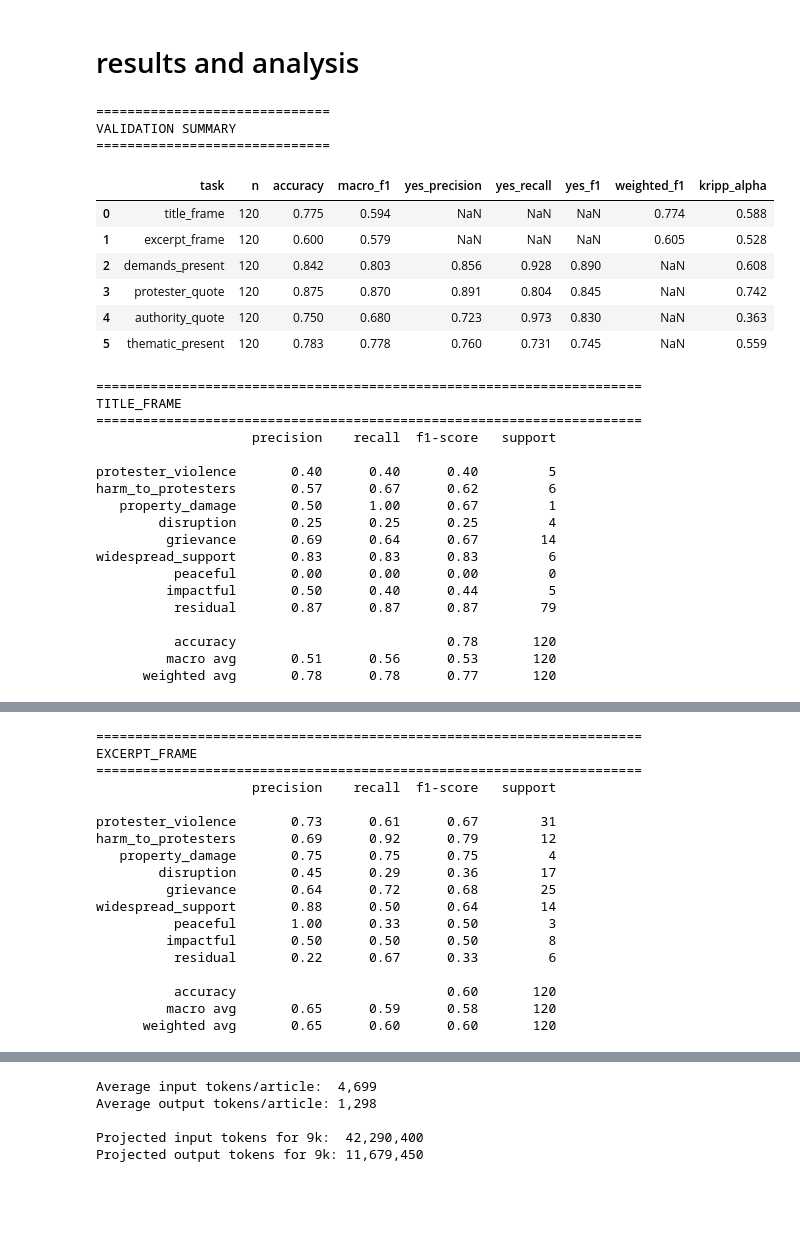
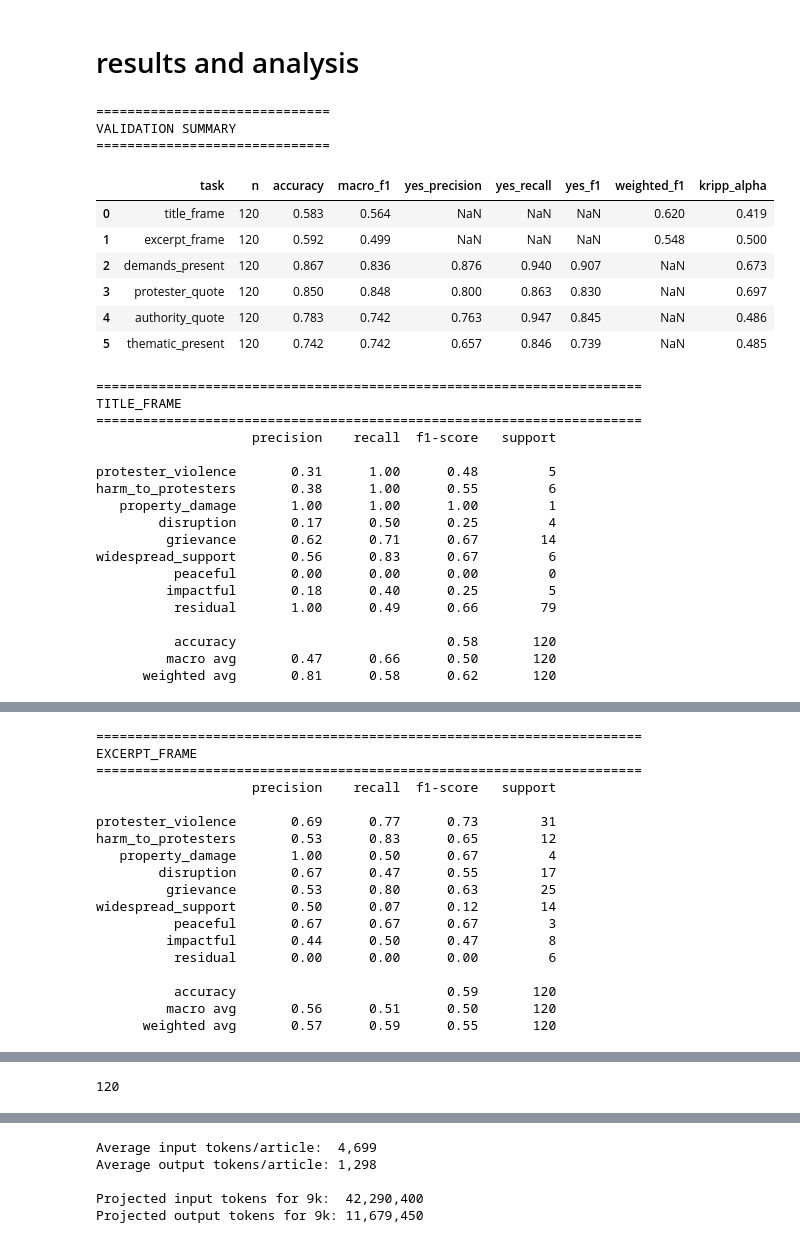
Before and after one commit to jjzhao12/protests_chai, a Jupyter notebook: frames/llm_eval_joint.ipynb, the cells around one changed output, grey strips where cells are left out. Drawn from its saved outputs; the diff is of its cells as text; code cells hidden in the pictures; blank space fills up the shorter version.

Commit message:
started testing gpt 5 mini and mistral

```diff
--- a/frames/llm_eval.ipynb
+++ b/frames/llm_eval_joint.ipynb
@@ -52,9 +54,10 @@ import simpledorff
 
 # To switch prompts, change ONLY this import.
 import frame_prompts
+import importlib
 importlib.reload(frame_prompts)
 
-from frame_prompts import OPERATIONALIZED_JOINT_PROMPT as SYSTEM_PROMPT
+from frame_prompts import THEORETICAL_JOINT_PROMPT as SYSTEM_PROMPT
 
 # Example alternative:
 # from frame_prompts import OPERATIONALIZED_JOINT_PROMPT as SYSTEM_PROMPT
@@ -64,7 +67,7 @@ from frame_prompts import OPERATIONALIZED_JOINT_PROMPT as SYSTEM_PROMPT
 # MODEL SETTINGS
 # --------------------------------------------------
 
-MODEL = "gpt-5"
+MODEL = "gpt-5-mini"
 REASONING_EFFORT = "medium"
 
 client = OpenAI(api_key=os.environ["OPENAI_API_KEY"])
@@ -547,56 +550,56 @@ for task in ["title_frame", "excerpt_frame"]:
             valid[pred_col],
             labels=FRAME_LABELS,
             zero_division=0,
         )
     )
 
     cm = pd.DataFrame(
         confusion_matrix(
             valid[gold_col],
             valid[pred_col],
             labels=FRAME_LABELS,
         ),
         index=[f"gold_{x}" for x in FRAME_LABELS],
         columns=[f"gpt_{x}" for x in FRAME_LABELS],
     )
 
     display(cm)
 
 
 # --------------------------------------------------
 # SAVE summary
 # --------------------------------------------------
 summary_df.to_excel(
-    f"frame_validation_summary_{PROMPT_NAME}_{MODEL}.xlsx",
+    f"summary_{PROMPT_NAME}_{MODEL}.xlsx",
     index=False
 )
 # %% [output]
 ==============================
 VALIDATION SUMMARY
 ==============================
 |  | task | n | accuracy | macro_f1 | yes_precision | yes_recall | yes_f1 | weighted_f1 | kripp_alpha |
-| 0 | title_frame | 120 | 0.775 | 0.594 | NaN | NaN | NaN | 0.774 | 0.588 |
-| 1 | excerpt_frame | 120 | 0.600 | 0.579 | NaN | NaN | NaN | 0.605 | 0.528 |
-| 2 | demands_present | 120 | 0.842 | 0.803 | 0.856 | 0.928 | 0.890 | NaN | 0.608 |
-| 3 | protester_quote | 120 | 0.875 | 0.870 | 0.891 | 0.804 | 0.845 | NaN | 0.742 |
-| 4 | authority_quote | 120 | 0.750 | 0.680 | 0.723 | 0.973 | 0.830 | NaN | 0.363 |
-| 5 | thematic_present | 120 | 0.783 | 0.778 | 0.760 | 0.731 | 0.745 | NaN | 0.559 |
+| 0 | title_frame | 120 | 0.583 | 0.564 | NaN | NaN | NaN | 0.620 | 0.419 |
+| 1 | excerpt_frame | 120 | 0.592 | 0.499 | NaN | NaN | NaN | 0.548 | 0.500 |
+| 2 | demands_present | 120 | 0.867 | 0.836 | 0.876 | 0.940 | 0.907 | NaN | 0.673 |
+| 3 | protester_quote | 120 | 0.850 | 0.848 | 0.800 | 0.863 | 0.830 | NaN | 0.697 |
+| 4 | authority_quote | 120 | 0.783 | 0.742 | 0.763 | 0.947 | 0.845 | NaN | 0.486 |
+| 5 | thematic_present | 120 | 0.742 | 0.742 | 0.657 | 0.846 | 0.739 | NaN | 0.485 |
 ======================================================================
 TITLE_FRAME
 ======================================================================
                     precision    recall  f1-score   support
 
-protester_violence       0.40      0.40      0.40         5
-harm_to_protesters       0.57      0.67      0.62         6
-   property_damage       0.50      1.00      0.67         1
-        disruption       0.25      0.25      0.25         4
-         grievance       0.69      0.64      0.67        14
-widespread_support       0.83      0.83      0.83         6
+protester_violence       0.31      1.00      0.48         5
+harm_to_protesters       0.38      1.00      0.55         6
+   property_damage       1.00      1.00      1.00         1
+        disruption       0.17      0.50      0.25         4
+         grievance       0.62      0.71      0.67        14
+widespread_support       0.56      0.83      0.67         6
           peaceful       0.00      0.00      0.00         0
-         impactful       0.50      0.40      0.44         5
-          residual       0.87      0.87      0.87        79
+         impactful       0.18      0.40      0.25         5
+          residual       1.00      0.49      0.66        79
 
-          accuracy                           0.78       120
-         macro avg       0.51      0.56      0.53       120
-      weighted avg       0.78      0.78      0.77       120
+          accuracy                           0.58       120
+         macro avg       0.47      0.66      0.50       120
+      weighted avg       0.81      0.58      0.62       120
 |  | gpt_protester_violence | gpt_harm_to_protesters | gpt_property_damage | gpt_disruption | gpt_grievance | ... |
@@ -614,17 +617,17 @@ EXCERPT_FRAME
 ======================================================================
                     precision    recall  f1-score   support
 
-protester_violence       0.73      0.61      0.67        31
-harm_to_protesters       0.69      0.92      0.79        12
-   property_damage       0.75      0.75      0.75         4
-        disruption       0.45      0.29      0.36        17
-         grievance       0.64      0.72      0.68        25
-widespread_support       0.88      0.50      0.64        14
-          peaceful       1.00      0.33      0.50         3
-         impactful       0.50      0.50      0.50         8
-          residual       0.22      0.67      0.33         6
+protester_violence       0.69      0.77      0.73        31
+harm_to_protesters       0.53      0.83      0.65        12
+   property_damage       1.00      0.50      0.67         4
+        disruption       0.67      0.47      0.55        17
+         grievance       0.53      0.80      0.63        25
+widespread_support       0.50      0.07      0.12        14
+          peaceful       0.67      0.67      0.67         3
+         impactful       0.44      0.50      0.47         8
+          residual       0.00      0.00      0.00         6
 
-          accuracy                           0.60       120
-         macro avg       0.65      0.59      0.58       120
-      weighted avg       0.65      0.60      0.60       120
+          accuracy                           0.59       120
+         macro avg       0.56      0.51      0.50       120
+      weighted avg       0.57      0.59      0.55       120
 |  | gpt_protester_violence | gpt_harm_to_protesters | gpt_property_damage | gpt_disruption | gpt_grievance | ... |
@@ -640,3 +643,7 @@ widespread_support       0.88      0.50      0.64        14
+# %%
+len(results_df)
+# %% [output]
+120
 # %%
 # ============================================================
 # THEMATIC_PRESENT DEEP DIVE
```
Also changed, not shown: parts of 4 cells of this notebook, 25 other files.
